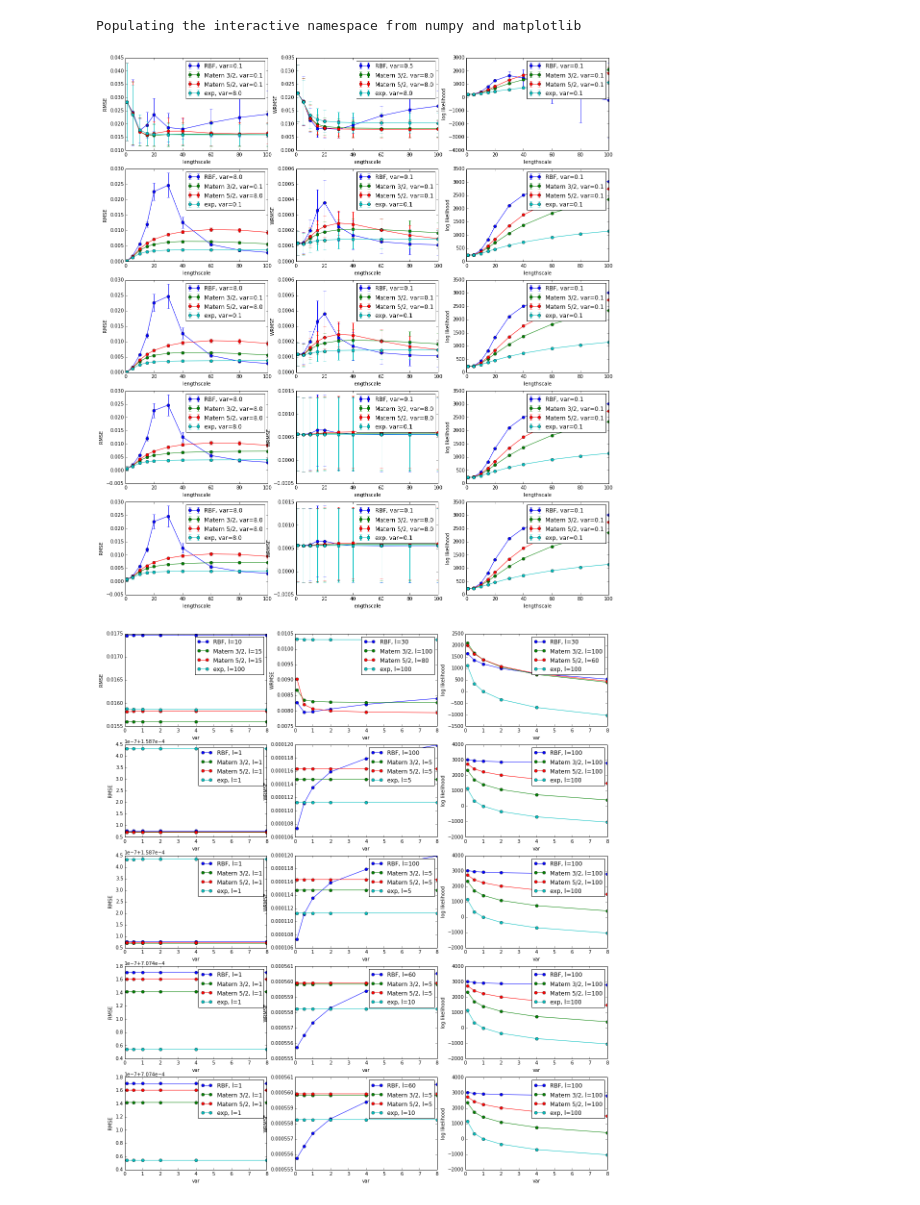
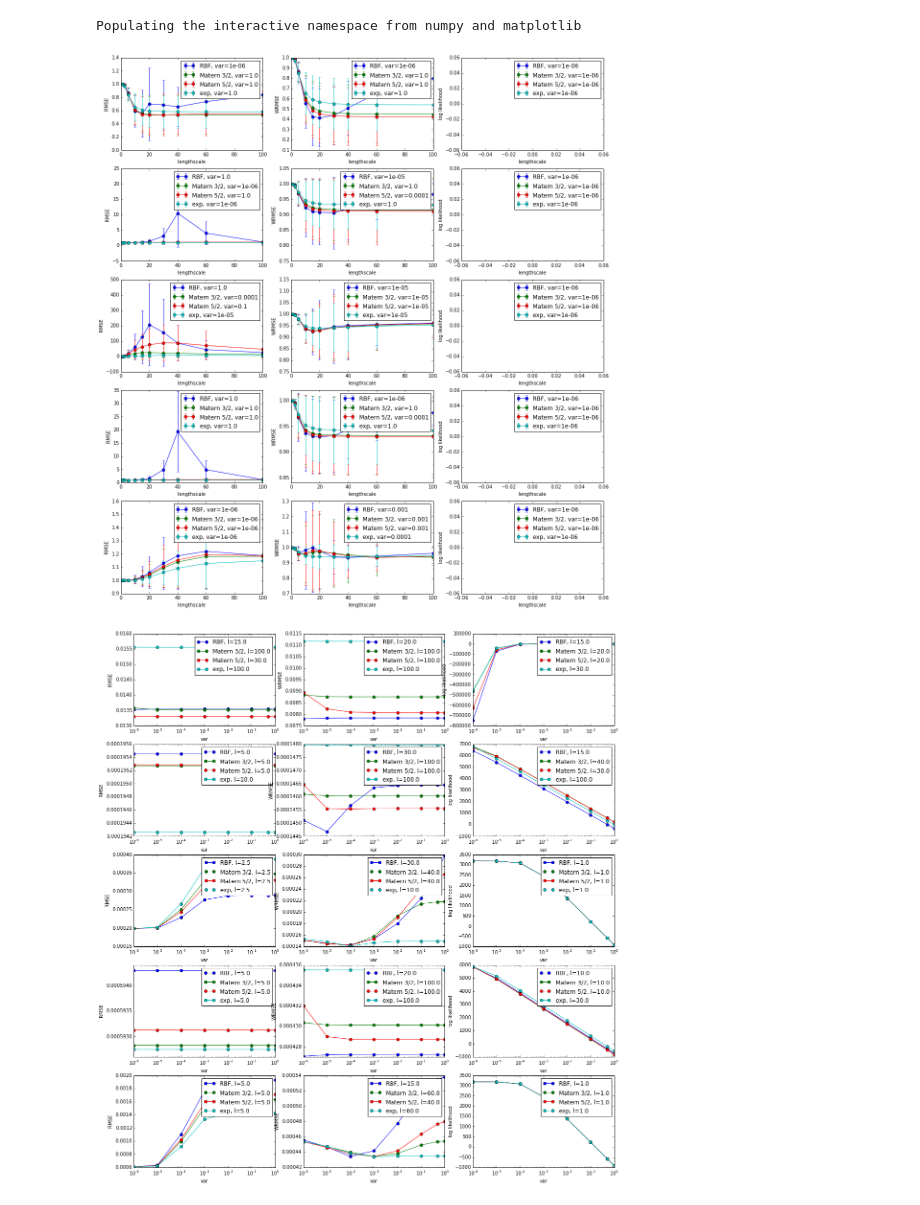
Before and after one commit to jgosmann/plume, a Jupyter notebook: notebooks/Kernels.ipynb, the cells around one changed output. Drawn from its saved outputs; the diff is of its cells as text; code cells hidden in the pictures.

Commit message:
Additions to Kernel plots (e.g. reward error).

```diff
--- a/notebooks/Kernels.ipynb
+++ b/notebooks/Kernels.ipynb
@@ -16,14 +16,15 @@ def load_scenario_data(scenario):
     return [tables.open_file('../Data/Kernels/{kern}__{scenario}_'.format(
         kern=kern, scenario=scenario)) for kern in kernels]
 # %%
-error_type_labels = {'rmse': 'RMSE', 'wrmse': 'WRMSE', 'log_likelihood': 'log likelihood'}
+error_type_labels = {'rmse': 'RMSE', 'wrmse': 'WRMSE', 'reward': 'Reward', 'log_likelihood': 'log likelihood'}
 inverted_error_types = Set(['log_likelihood'])
 kern_labels = {'RBFKernel': 'RBF', 'Matern32Kernel': 'Matern 3/2', 'Matern52Kernel': 'Matern 5/2', 'ExponentialKernel': 'exp'}
 
 def plot_error_vs_lengthscale(data, error_type):
-    err = data.get_node('/', error_type).read()
-    mean = np.mean(err, axis=2)
-    std = np.std(err, axis=2)
+    zperr = data.get_node('/zero_pred_error', error_type).read()
+    derr = data.get_node('/', error_type).read() / zperr
+    mean = np.mean(derr, axis=2)
+    std = np.std(derr, axis=2)
 
     if error_type in inverted_error_types:
         inversion_factor = -1
@@ -69,19 +70,20 @@ for i, (scenario, error_type) in enumerate(itertools.product(scenarios, error_ty
             kern.close()
         ax.legend()
 # %% [output]
-[figure, old version]
+[figure, new version]
 # %%
 fig = plt.figure(figsize=(6 * len(error_types), 4 * len(scenarios)))
 for i, (scenario, error_type) in enumerate(itertools.product(scenarios, error_types)):
     ax = fig.add_subplot(len(scenarios), len(error_types), i + 1)
+    ax.semilogx()
     for kern in load_scenario_data(scenario):
         try:
             plot_error_vs_variance(kern, error_type)
         finally:
             kern.close()
         ax.legend()
 # %% [output]
-[figure, old version]
+[figure, new version]
 # %%
 with tables.open_file('../Data/Kernels/RBFKernel__SingleSource_dispersion_noiseless_') as data:
     fig = plt.figure()
```
Also changed, not shown: parts of 2 cells of this notebook.
